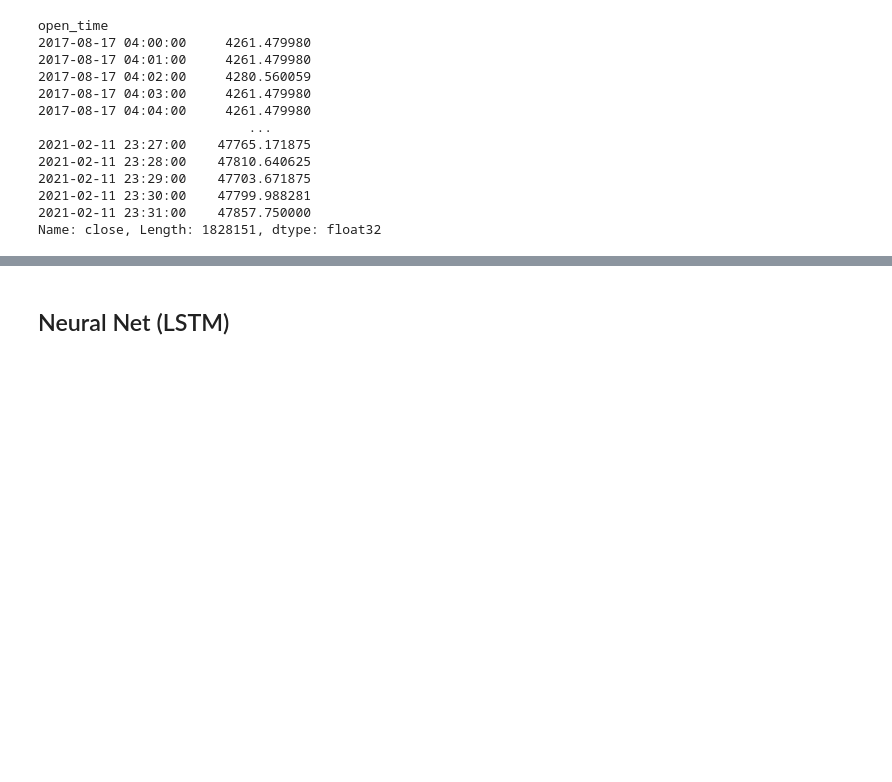
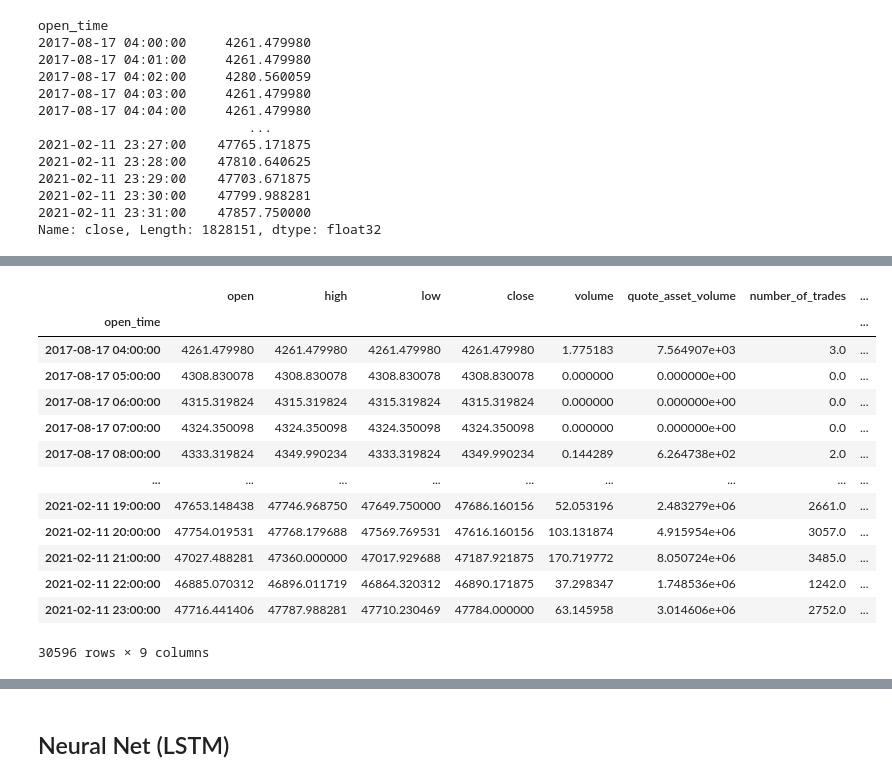
Before and after one commit to Jeffrey-shipping-it/Crypto-time-series, a Jupyter notebook: notebooks/modelling.ipynb, the cells around one changed output, grey strips where cells are left out. Cells and saved outputs as stored; diff of their text form; code cells hidden in the pictures; blank space fills up the shorter version.

```diff
--- a/notebooks/modelling.ipynb
+++ b/notebooks/modelling.ipynb
@@ -65,0 +98,17 @@ plot_ts(BNB['close'], plot_ma=True, plot_intervals=True, window=30, figsize=(15,
+# %%
+BTC
+# %% [output]
+|  | open | high | low | close | volume | quote_asset_volume | number_of_trades | ... |
+| open_time |  |  |  |  |  |  |  | ... |
+| 2017-08-17 04:00:00 | 4261.479980 | 4261.479980 | 4261.479980 | 4261.479980 | 1.775183 | 7.564907e+03 | 3.0 | ... |
+| 2017-08-17 05:00:00 | 4308.830078 | 4308.830078 | 4308.830078 | 4308.830078 | 0.000000 | 0.000000e+00 | 0.0 | ... |
+| 2017-08-17 06:00:00 | 4315.319824 | 4315.319824 | 4315.319824 | 4315.319824 | 0.000000 | 0.000000e+00 | 0.0 | ... |
+| 2017-08-17 07:00:00 | 4324.350098 | 4324.350098 | 4324.350098 | 4324.350098 | 0.000000 | 0.000000e+00 | 0.0 | ... |
+| 2017-08-17 08:00:00 | 4333.319824 | 4349.990234 | 4333.319824 | 4349.990234 | 0.144289 | 6.264738e+02 | 2.0 | ... |
+| ... | ... | ... | ... | ... | ... | ... | ... | ... |
+| 2021-02-11 19:00:00 | 47653.148438 | 47746.968750 | 47649.750000 | 47686.160156 | 52.053196 | 2.483279e+06 | 2661.0 | ... |
+| 2021-02-11 20:00:00 | 47754.019531 | 47768.179688 | 47569.769531 | 47616.160156 | 103.131874 | 4.915954e+06 | 3057.0 | ... |
+| 2021-02-11 21:00:00 | 47027.488281 | 47360.000000 | 47017.929688 | 47187.921875 | 170.719772 | 8.050724e+06 | 3485.0 | ... |
+| 2021-02-11 22:00:00 | 46885.070312 | 46896.011719 | 46864.320312 | 46890.171875 | 37.298347 | 1.748536e+06 | 1242.0 | ... |
+| 2021-02-11 23:00:00 | 47716.441406 | 47787.988281 | 47710.230469 | 47784.000000 | 63.145958 | 3.014606e+06 | 2752.0 | ... |
+30596 rows × 9 columns
```
Also changed, not shown: parts of 21 cells of this notebook, 2 other files.
